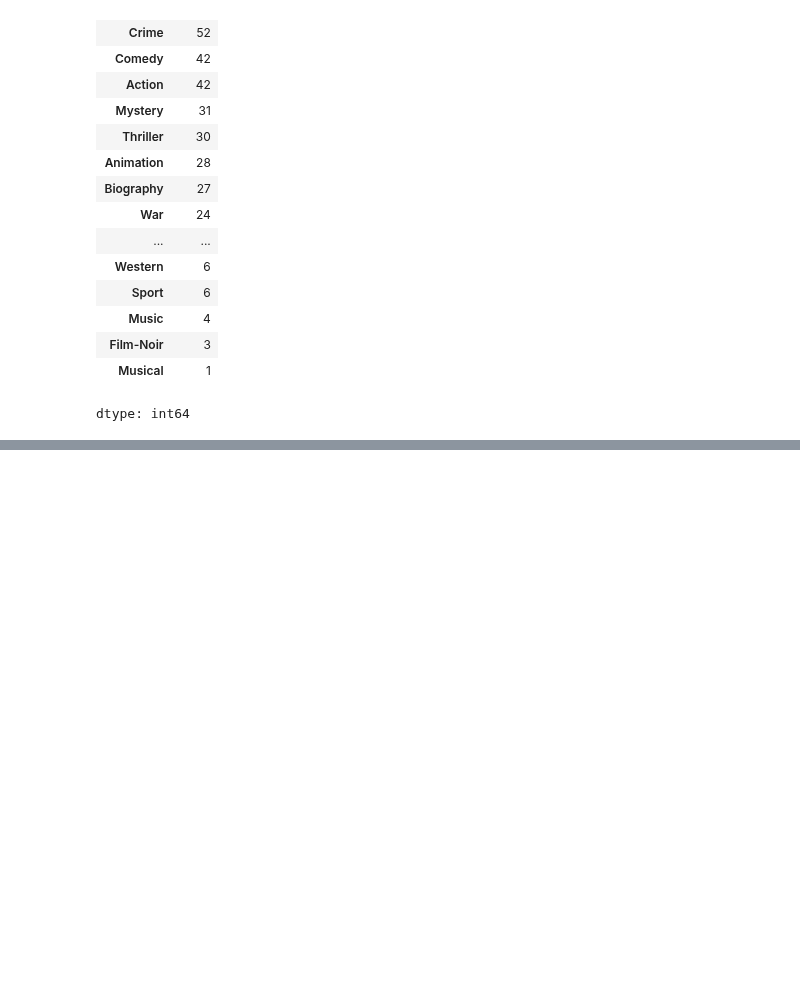
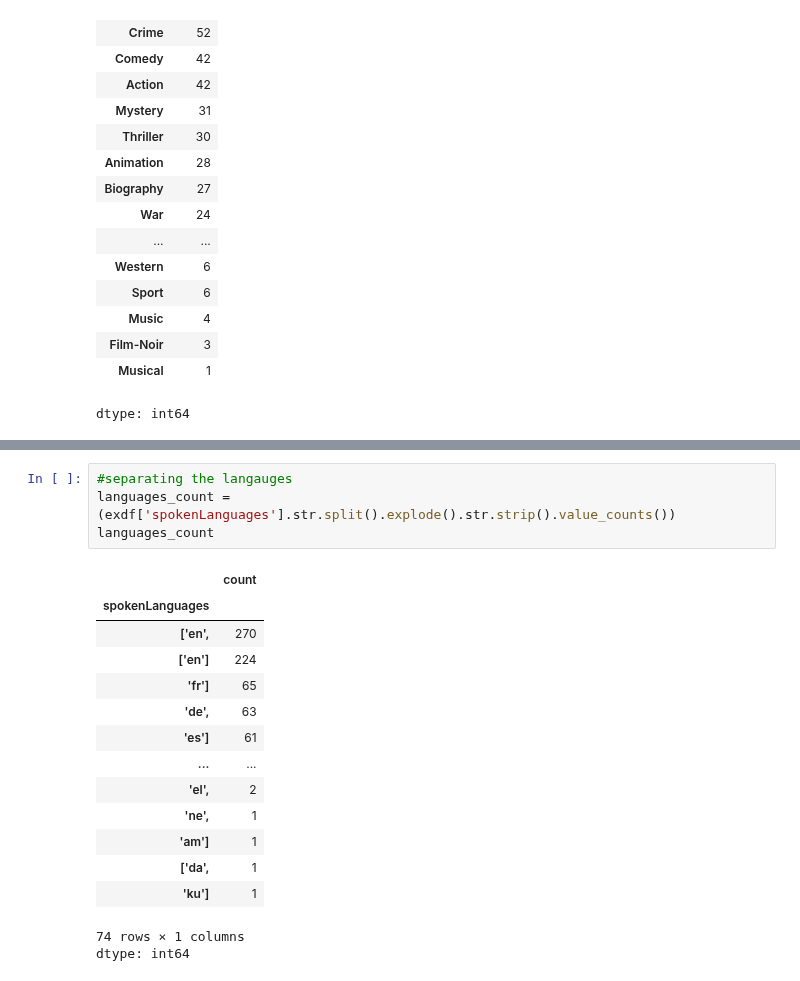
Before and after one commit to AVK48/AI-ML-JOURNEY, a Jupyter notebook: IMDb_Top_250_Movie_Insights.ipynb, the cells around one changed output, grey strips where cells are left out. Cells and saved outputs as stored; diff of their text form; blank space fills up the shorter version.

```diff
--- a/IMDb_Top_250_Movie_Insights.ipynb
+++ b/IMDb_Top_250_Movie_Insights.ipynb
@@ -174,0 +215,20 @@ plt.show()
+# %%
+#separating the langauges
+languages_count = (exdf['spokenLanguages'].str.split().explode().str.strip().value_counts())
+languages_count
+# %% [output]
+|  | count |
+| spokenLanguages |  |
+| ['en', | 270 |
+| ['en'] | 224 |
+| 'fr'] | 65 |
+| 'de', | 63 |
+| 'es'] | 61 |
+| ... | ... |
+| 'el', | 2 |
+| 'ne', | 1 |
+| 'am'] | 1 |
+| ['da', | 1 |
+| 'ku'] | 1 |
+74 rows × 1 columns
+dtype: int64
```
Also changed, not shown: parts of 4 cells of this notebook.
